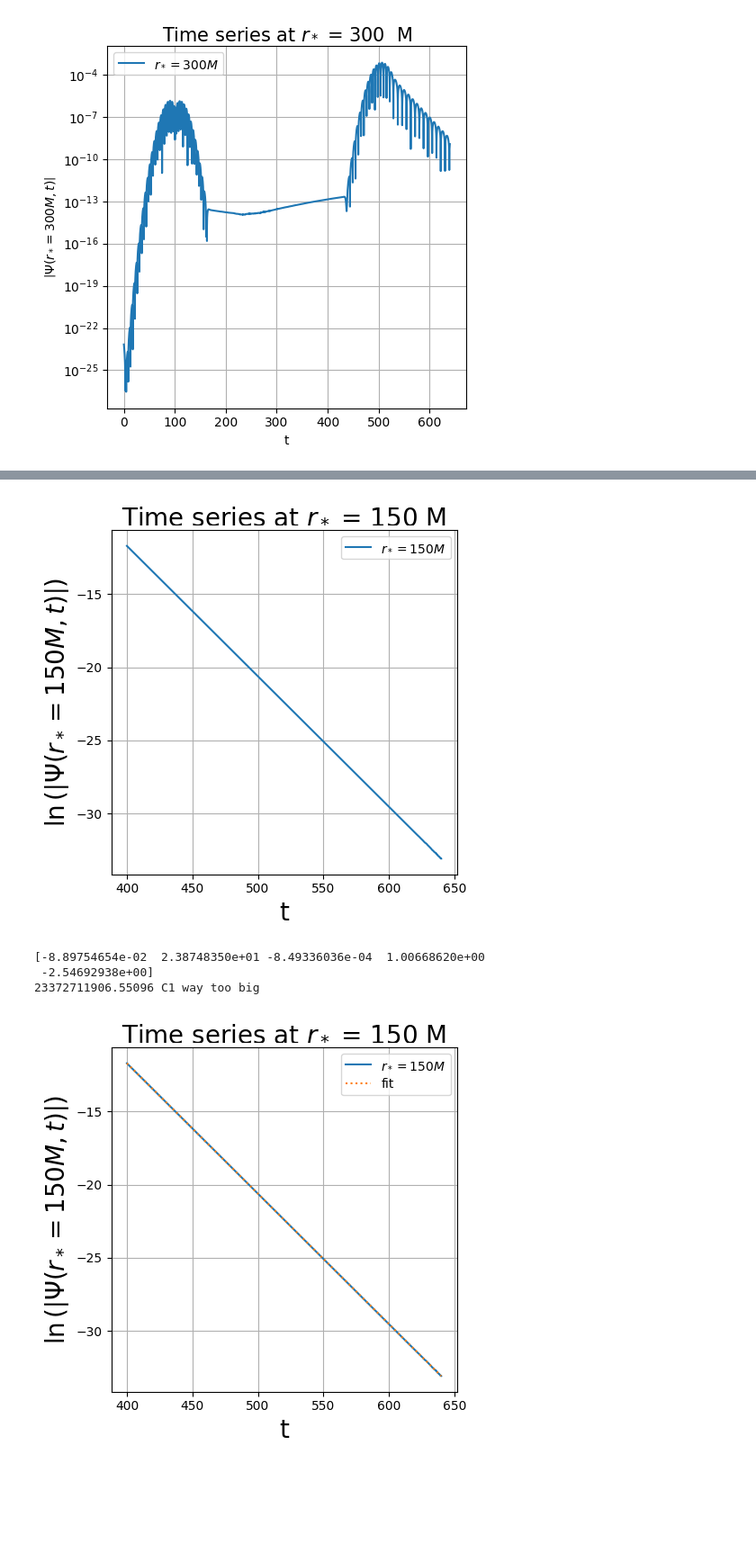
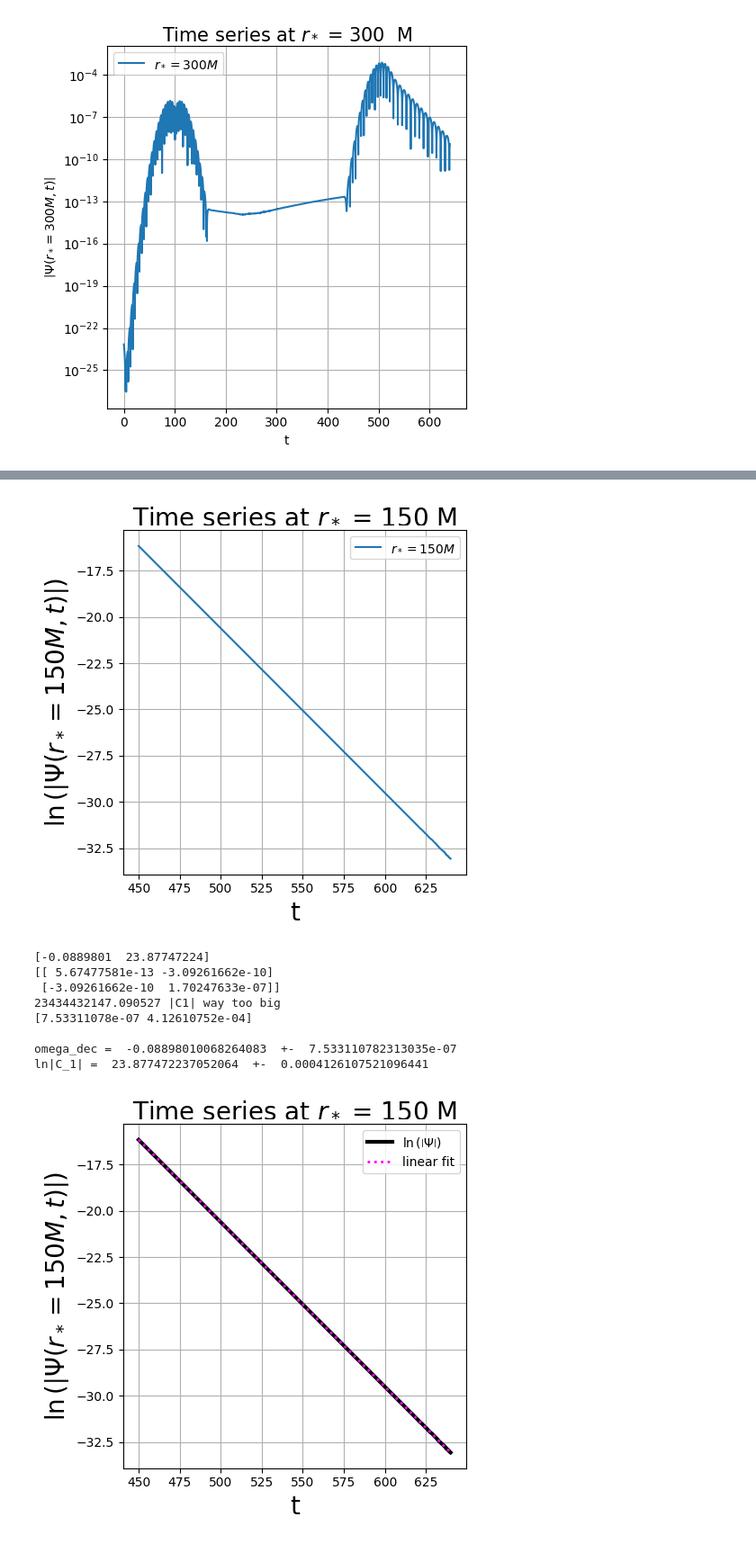
Before and after one commit to dakeerie/MSci-Project, a Jupyter notebook: Results.ipynb, the cells around one changed output, grey strips where cells are left out. Shown at 90% size. Cells and saved outputs as stored; diff of their text form; code cells hidden in the pictures; blank space fills up the shorter version.

```diff
--- a/Results.ipynb
+++ b/Results.ipynb
@@ -248,6 +262,6 @@ plt.show()
 # %%
-idx_lower = np.argmin(np.abs(times - 400))
-idx_upper = np.argmin(np.abs(times - 700))
+idx_lower = np.argmin(np.abs(times - 450))
+idx_upper = np.argmin(np.abs(times - 600))
 
 plt.figure(figsize = (5, 5))
 plt.plot(times[idx_lower:], np.log(np.abs(qnm_ts[idx_lower:])), label = rf'$r_* = {extraction_radii[1]} M$')
@@ -261,28 +275,38 @@ plt.legend()
 plt.grid()
 plt.tight_layout()
 # %% [output]
-[figure, old version]
+[figure, new version]
 # %%
-def linear(x, m, c, A, om, phi):
-    y = m*x + c + A*np.cos(om*x + phi)
+def linear(x, m, c):
+    y = m*x + c
     return y
 
-params, params_covariance = optimize.curve_fit(linear, times[idx_lower:], np.log(np.abs(qnm_ts[idx_lower:])), maxfev = 150000)
-print(params)
-# print(params_covariance)
-print(np.exp(params[1]), 'C1 way too big')
+params_dec, params_covariance_dec = optimize.curve_fit(linear, times[idx_lower:], np.log(np.abs(qnm_ts[idx_lower:])), maxfev = 200000)
+print(params_dec)
+print(params_covariance_dec)
+print(np.exp(params_dec[1]), '|C1| way too big')
+std_err_dec = np.sqrt(np.diag(params_covariance_dec))
+print(std_err_dec)
+print()
+print('omega_dec = ', params_dec[0], ' +- ', std_err_dec[0])
+print('ln|C_1| = ', params_dec[1], ' +- ', std_err_dec[1])
 
 plt.figure(figsize = (5, 5))
-plt.plot(times[idx_lower:], np.log(np.abs(qnm_ts[idx_lower:])), label = rf'$r_* = {extraction_radii[1]} M$')
-plt.plot(times[idx_lower:], linear(times[idx_lower:], params[0], params[1], params[2], params[3], params[4]), linestyle = 'dotted', label = 'fit')
+plt.plot(times[idx_lower:], np.log(np.abs(qnm_ts[idx_lower:])), linewidth = 3, color = 'k', label = rf'$\ln \left( \left| \Psi \right| \right)$')
+plt.plot(times[idx_lower:], linear(times[idx_lower:], params_dec[0], params_dec[1]), linewidth = 2, linestyle = 'dotted', color = 'magenta', label = 'linear fit')
 plt.xlabel('t', fontsize = 20)
 plt.ylabel(rf'$\ln \left( \left| \Psi (r_*={extraction_radii[1]} M, t) \right| \right)$', fontsize = 20)
 plt.title(rf'Time series at $r_*$ = {extraction_radii[1]} M', fontsize = 20)
 plt.legend()
 plt.grid()
 plt.tight_layout()
 # %% [output]
-[-8.89754654e-02  2.38748350e+01 -8.49336036e-04  1.00668620e+00
- -2.54692938e+00]
-23372711906.55096 C1 way too big
+[-0.0889801  23.87747224]
+[[ 5.67477581e-13 -3.09261662e-10]
+ [-3.09261662e-10  1.70247633e-07]]
+23434432147.090527 |C1| way too big
+[7.53311078e-07 4.12610752e-04]
+
+omega_dec =  -0.08898010068264083  +-  7.533110782313035e-07
+ln|C_1| =  23.877472237052064  +-  0.0004126107521096441
-[figure, old version]
+[figure, new version]
```
Also changed, not shown: parts of 7 cells of this notebook.
